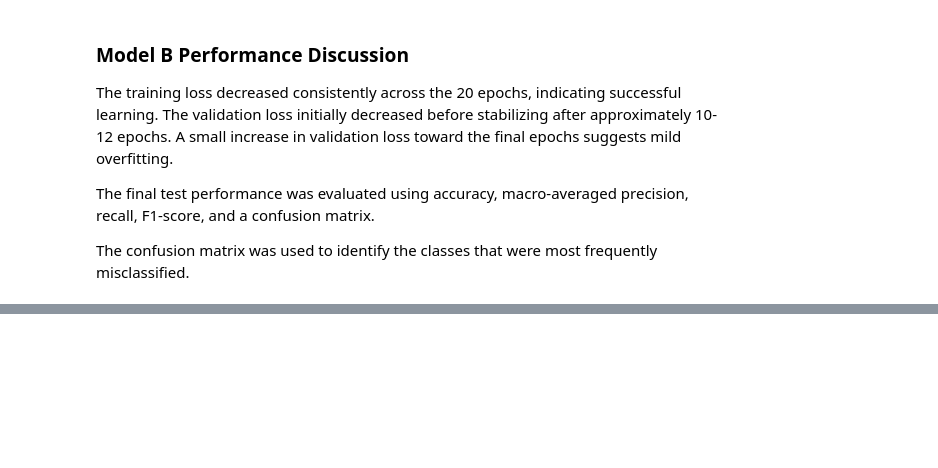
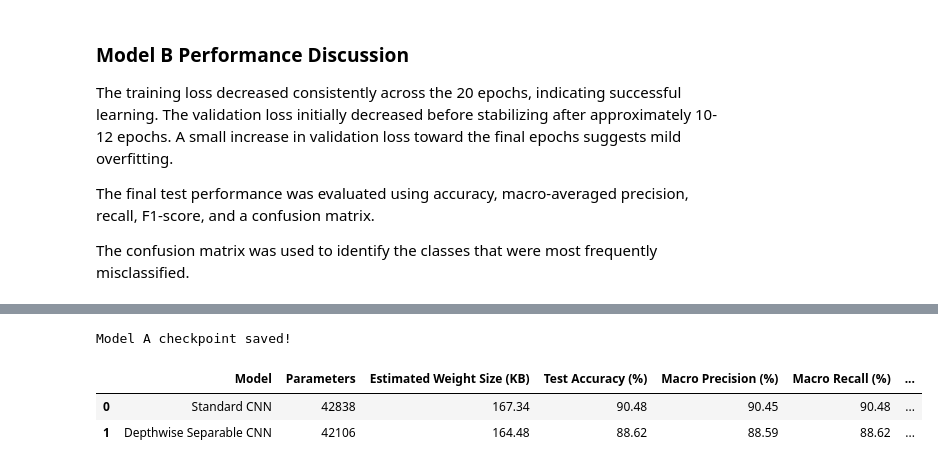
Before and after one commit to chabi1773/EN3150_Assignment_03_Team-FrameX, a Jupyter notebook: CNN_Model_Comparison.ipynb, the cells around one changed output, grey strips where cells are left out. Saved outputs shown, nothing was run; the diff lists cells and outputs as text; code cells hidden in the pictures; blank space fills up the shorter version.

```diff
--- a/CNN_Model_Comparison.ipynb
+++ b/CNN_Model_Comparison.ipynb
@@ -615,0 +737,17 @@ were most frequently misclassified.
+# %%
+trained_model_A.eval()
+
+predictions_A = []
+true_labels_A = []
+
+with torch.no_grad():
+
+    for images, labels in testloader:
+
+        images = images.to(device)
+
+        outputs = trained_model_A(images)
+        predictions = outputs.argmax(dim=1)
+
+        predictions_A.extend(predictions.cpu().numpy())
+        true_labels_A.extend(labels.numpy())
@@ -615,0 +805,30 @@ were most frequently misclassified.
+# %%
+torch.save(
+    trained_model_A.state_dict(),
+    "checkpoints/model_A_20epochs.pth"
+)
+
+print("Model A checkpoint saved!")
+# %% [output]
+Model A checkpoint saved!
+# %%
+comparison_table = pd.DataFrame({
+    "Model": ["Standard CNN", "Depthwise Separable CNN"],
+    "Parameters": [params_A, params_B],
+    "Estimated Weight Size (KB)": [size_A, size_B],
+    "Test Accuracy (%)": [accuracy_A * 100, accuracy_B * 100],
+    "Macro Precision (%)": [precision_A * 100, precision_B * 100],
+    "Macro Recall (%)": [recall_A * 100, recall_B * 100],
+    "Macro F1 (%)": [f1_A * 100, f1_B * 100]
+})
+
+display(comparison_table.round(2))
+
+comparison_table.to_csv(
+    "CNN_comparison_results.csv",
+    index=False
+)
+# %% [output]
+|  | Model | Parameters | Estimated Weight Size (KB) | Test Accuracy (%) | Macro Precision (%) | Macro Recall (%) | ... |
+| 0 | Standard CNN | 42838 | 167.34 | 90.48 | 90.45 | 90.48 | ... |
+| 1 | Depthwise Separable CNN | 42106 | 164.48 | 88.62 | 88.59 | 88.62 | ... |
```
Also changed, not shown: parts of 5 cells of this notebook, 2 other files.
